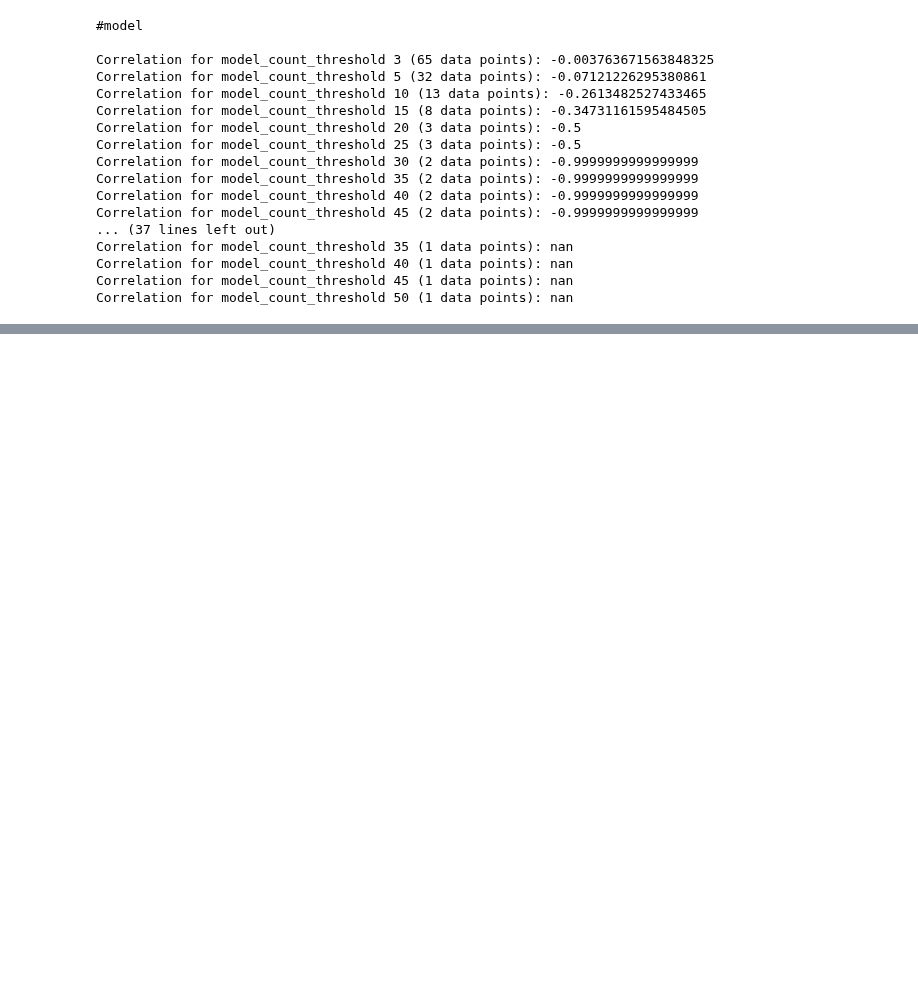
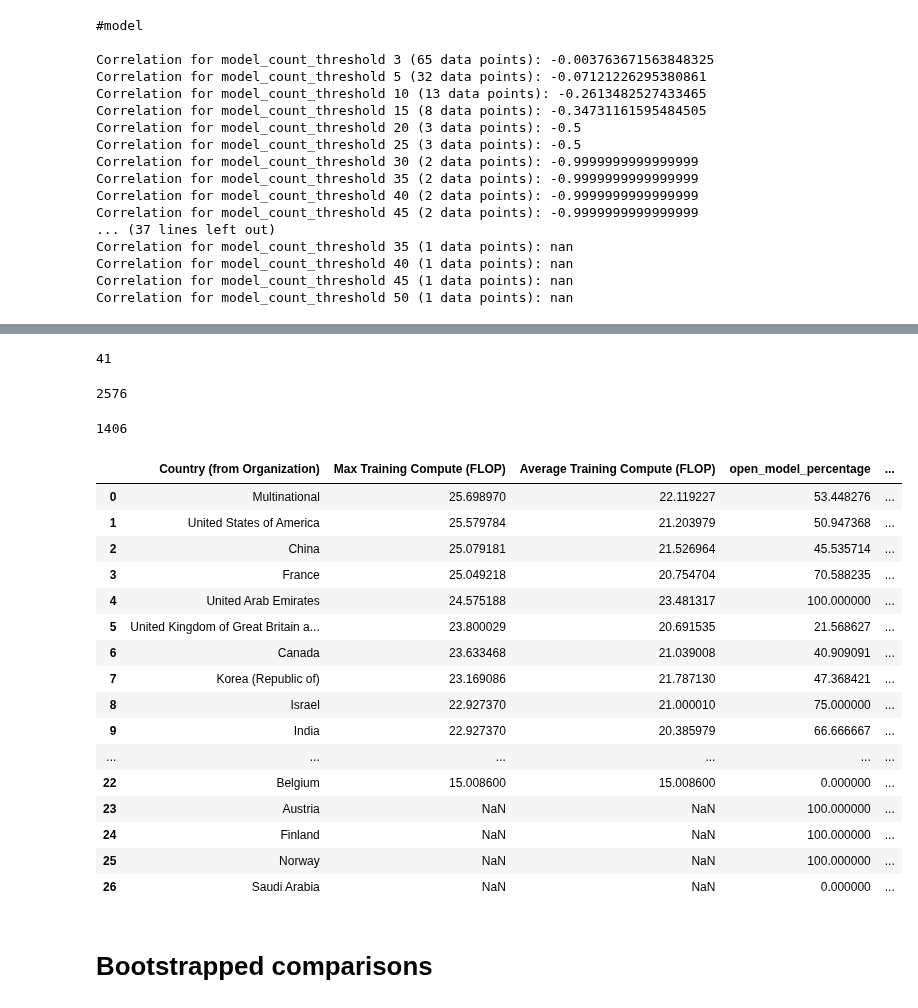
Before and after one commit to epoch-research/open-model-trends, a Jupyter notebook: org_analysis.ipynb, the cells around one changed output, grey strips where cells are left out. Saved outputs shown, nothing was run; the diff lists cells and outputs as text; code cells hidden in the pictures; blank space fills up the shorter version.

Commit message:
Measure openness of countries and industry/academia at the model level

```diff
--- a/org_analysis.ipynb
+++ b/org_analysis.ipynb
@@ -319,0 +407,2 @@ MannwhitneyuResult(statistic=2905.5, pvalue=0.009523113149441462)
+# %%
+df = pd.read_csv(filepath)
@@ -319,0 +438,12 @@ MannwhitneyuResult(statistic=2905.5, pvalue=0.009523113149441462)
+# %%
+new_rows = []
+for i, row in df.dropna(subset=['Country (from Organization)']).iterrows():
+  countries = row['Country (from Organization)']
+  countries = countries.split(',')
+  for country in countries:
+    print(country)
+    new_row = {**row}
+    new_row['Country (from Organization)'] = country
+    new_rows.append(new_row)
+
+df = pd.DataFrame(new_rows)
@@ -319,0 +481,37 @@ MannwhitneyuResult(statistic=2905.5, pvalue=0.009523113149441462)
+# %%
+len(df['Country (from Organization)'].unique())
+# %% [output]
+41
+# %%
+len(df)
+# %% [output]
+2576
+# %%
+df.dropna(subset=['Notability criteria'], inplace=True)
+len(df)
+# %% [output]
+1406
+# %%
+all_models = compare_org_openness_with_compute(df, 'Country (from Organization)')
+# %%
+all_models.head(40)
+# %% [output]
+|  | Country (from Organization) | Max Training Compute (FLOP) | Average Training Compute (FLOP) | open_model_percentage | ... |
+| 0 | Multinational | 25.698970 | 22.119227 | 53.448276 | ... |
+| 1 | United States of America | 25.579784 | 21.203979 | 50.947368 | ... |
+| 2 | China | 25.079181 | 21.526964 | 45.535714 | ... |
+| 3 | France | 25.049218 | 20.754704 | 70.588235 | ... |
+| 4 | United Arab Emirates | 24.575188 | 23.481317 | 100.000000 | ... |
+| 5 | United Kingdom of Great Britain a... | 23.800029 | 20.691535 | 21.568627 | ... |
+| 6 | Canada | 23.633468 | 21.039008 | 40.909091 | ... |
+| 7 | Korea (Republic of) | 23.169086 | 21.787130 | 47.368421 | ... |
+| 8 | Israel | 22.927370 | 21.000010 | 75.000000 | ... |
+| 9 | India | 22.927370 | 20.385979 | 66.666667 | ... |
+| ... | ... | ... | ... | ... | ... |
+| 22 | Belgium | 15.008600 | 15.008600 | 0.000000 | ... |
+| 23 | Austria | NaN | NaN | 100.000000 | ... |
+| 24 | Finland | NaN | NaN | 100.000000 | ... |
+| 25 | Norway | NaN | NaN | 100.000000 | ... |
+| 26 | Saudi Arabia | NaN | NaN | 0.000000 | ... |
+# %% [markdown]
+# Bootstrapped comparisons
```
Also changed, not shown: parts of 31 cells of this notebook.
